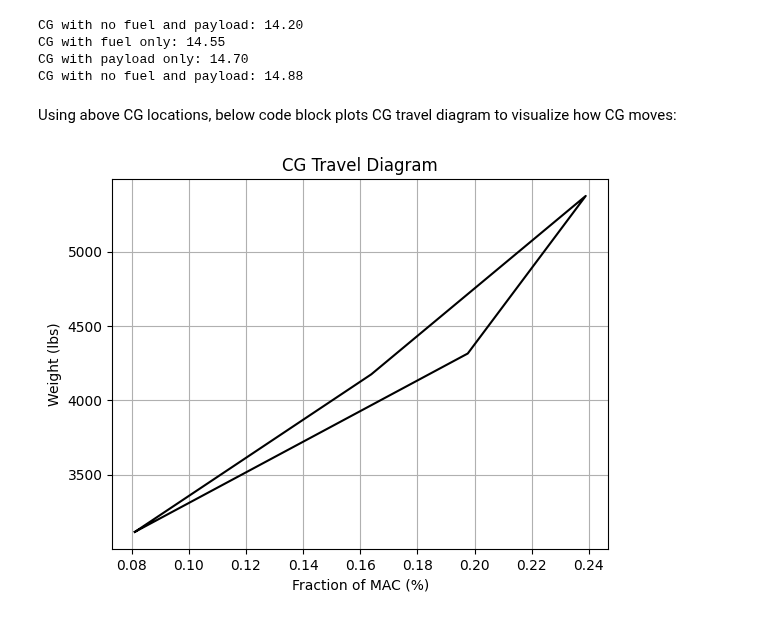
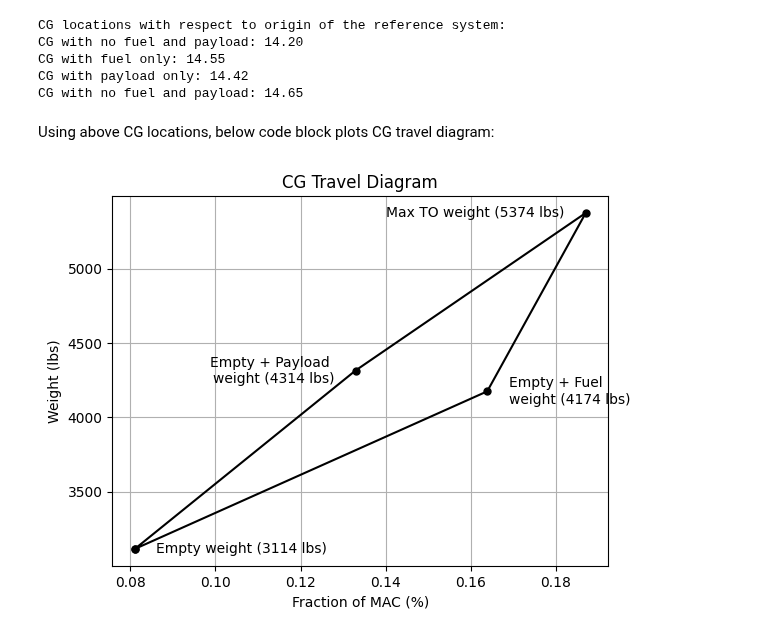
Before and after one commit to ComputationalDesignLab/aircraft-design, a Jupyter notebook: book/weight_and_balance/cg_travel.ipynb, the cells around one changed output. Cells and saved outputs as stored; diff of their text form; code cells hidden in the pictures.

Commit message:
finalized cg travel section

```diff
--- a/book/weight_and_balance/cg_travel.ipynb
+++ b/book/weight_and_balance/cg_travel.ipynb
@@ -40,11 +40,13 @@ W_nlg, CG_nlg = 26, 7.4
 W_prop, CG_prop = 1663, 12.2
 W_misc, CG_misc = 555, 15.7
 W_fuel, CG_fuel = 1060, 15.6
-W_pay, CG_pay = 1200, 16.0
+W_pay, CG_pay = 1200, 15.0
 
 weights = np.array([W_wing, W_fuselage, W_ht, W_vt, W_mlg, W_nlg,W_prop, W_misc, W_fuel, W_pay])
 
 CGs = np.array([CG_wing, CG_fuselage, CG_ht, CG_vt, CG_mlg, CG_nlg,CG_prop, CG_misc, CG_fuel, CG_pay])
+
+print("CG locations with respect to origin of the reference system:")
 
 # CG with no fuel and payload
 W_empty = np.sum(weights[:-2])
@@ -66,33 +68,37 @@ W_max = np.sum(weights)
 xcg_max = np.sum(weights*CGs) / W_max
 print(f"CG with no fuel and payload: {xcg_max:.2f}")
 # %% [output]
+CG locations with respect to origin of the reference system:
 CG with no fuel and payload: 14.20
 CG with fuel only: 14.55
-CG with payload only: 14.70
-CG with no fuel and payload: 14.88
+CG with payload only: 14.42
+CG with no fuel and payload: 14.65
 # %% [markdown]
-Using above CG locations, below code block plots CG travel diagram to visualize how CG moves:
+Using above CG locations, below code block plots CG travel diagram:
 # %%
 import matplotlib.pyplot as plt
 
 xLE_mac = 13.85 # ft
 mac = 4.3 # ft
 
 xcg_empty_mac = (xcg_empty-xLE_mac)/mac
 xcg_fuel_only_mac = (xcg_fuel_only-xLE_mac)/mac
 xcg_pay_only_mac = (xcg_pay_only-xLE_mac)/mac
 xcg_max_mac = (xcg_max-xLE_mac)/mac
 
 # Seqeunce of loading
 xcg_mac = [xcg_empty_mac, xcg_fuel_only_mac, xcg_max_mac, xcg_pay_only_mac, xcg_empty_mac]
 W = [W_empty, W_fuel_only, W_max, W_pay_only, W_empty]
 
 fig, ax = plt.subplots()
-ax.plot(xcg_mac, W, "k-", markersize=10)
+ax.plot(xcg_mac, W, "k-", marker="o", markersize=5)
 ax.set_xlabel("Fraction of MAC (%)")
 ax.set_ylabel("Weight (lbs)")
 ax.set_title("CG Travel Diagram")
-# ax.annotate()
+ax.annotate(f"Empty weight ({W_empty} lbs)", (xcg_empty_mac+0.005, W_empty), ha="left", va="center")
+ax.annotate(f"Empty + Fuel \nweight ({W_fuel_only} lbs)", (xcg_fuel_only_mac+0.005, W_fuel_only), ha="left", va="center")
+ax.annotate(f"Empty + Payload \nweight ({W_pay_only} lbs)", (xcg_pay_only_mac-0.005, W_pay_only), ha="right", va="center")
+ax.annotate(f"Max TO weight ({W_max} lbs)", (xcg_max_mac-0.005, W_max), ha="right", va="center")
 ax.grid()
 # %% [output]
-[figure, old version]
+[figure, new version]
```
Also changed, not shown: parts of 2 cells of this notebook.
